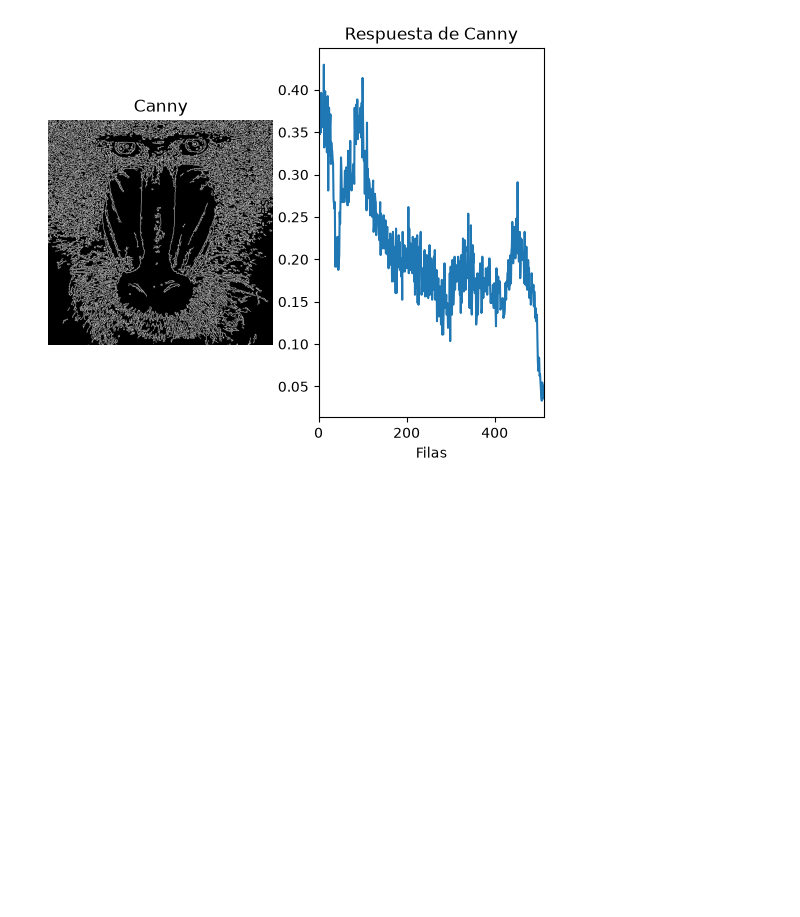
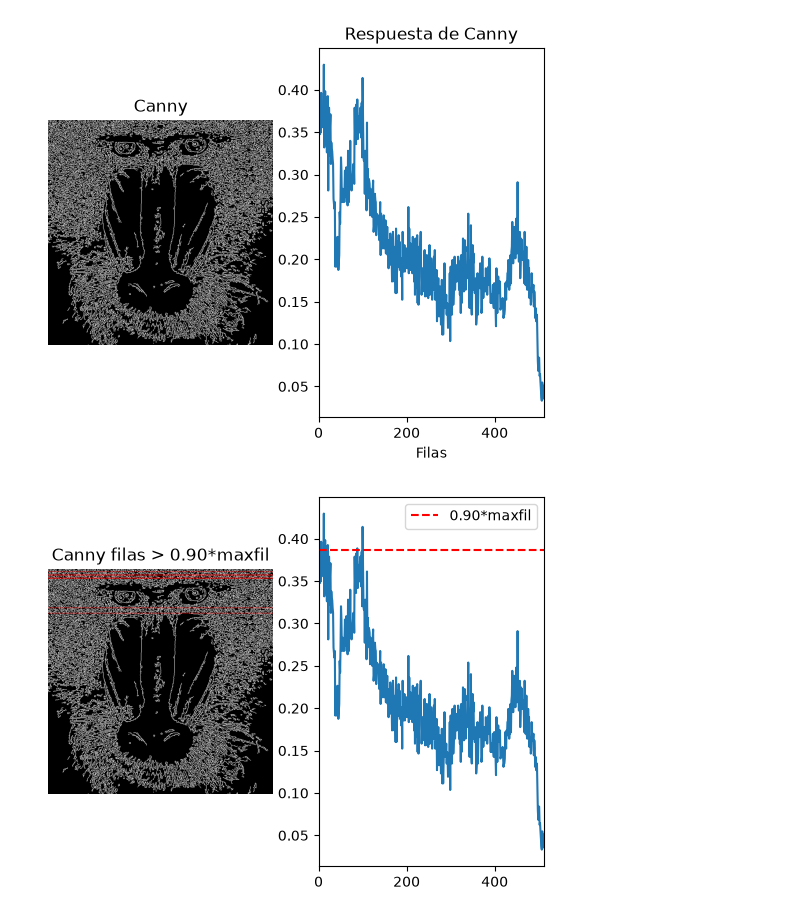
Before and after one commit to Neestoor13/Practicas_VC_2026-2027, a Jupyter notebook: P2/main.ipynb, the cells around one changed output. Drawn from its saved outputs; the diff is of its cells as text; code cells hidden in the pictures; blank space fills up the shorter version.

```diff
--- a/P2/main.ipynb
+++ b/P2/main.ipynb
@@ -52,3 +52,30 @@ plt.xlim([0, canny.shape[0]])
 plt.show()
 # %% [output]
 [figure]
+# %%
+maxfil = np.max(white_pixels_per_row)
+umbral = 0.90 * maxfil
+filas_sel = np.where(white_pixels_per_row.flatten() > umbral)[0]
+
+# Imagen de Canny en color (BGR) para poder dibujar en rojo
+canny_color = cv2.cvtColor(canny, cv2.COLOR_GRAY2BGR)
+for f in filas_sel:
+    cv2.line(canny_color, (0, int(f)), (canny.shape[1] - 1, int(f)), (0, 0, 255), 1)
+
+# Muestra la imagen resaltada y el plot con el umbral
+plt.subplot(1, 2, 1)
+plt.axis("off")
+plt.title("Canny filas > 0.90*maxfil")
+plt.imshow(cv2.cvtColor(canny_color, cv2.COLOR_BGR2RGB))
+
+plt.subplot(1, 2, 2)
+plt.ylabel("% píxeles")
+plt.plot(percentage_per_row)
+plt.axhline(umbral / (255 * canny.shape[1]), color="r", linestyle="--", label="0.90*maxfil")
+# Rango en x definido por filas
+plt.xlim([0, canny.shape[0]])
+plt.legend()
+
+plt.show()
+# %% [output]
+[figure, added]
```
